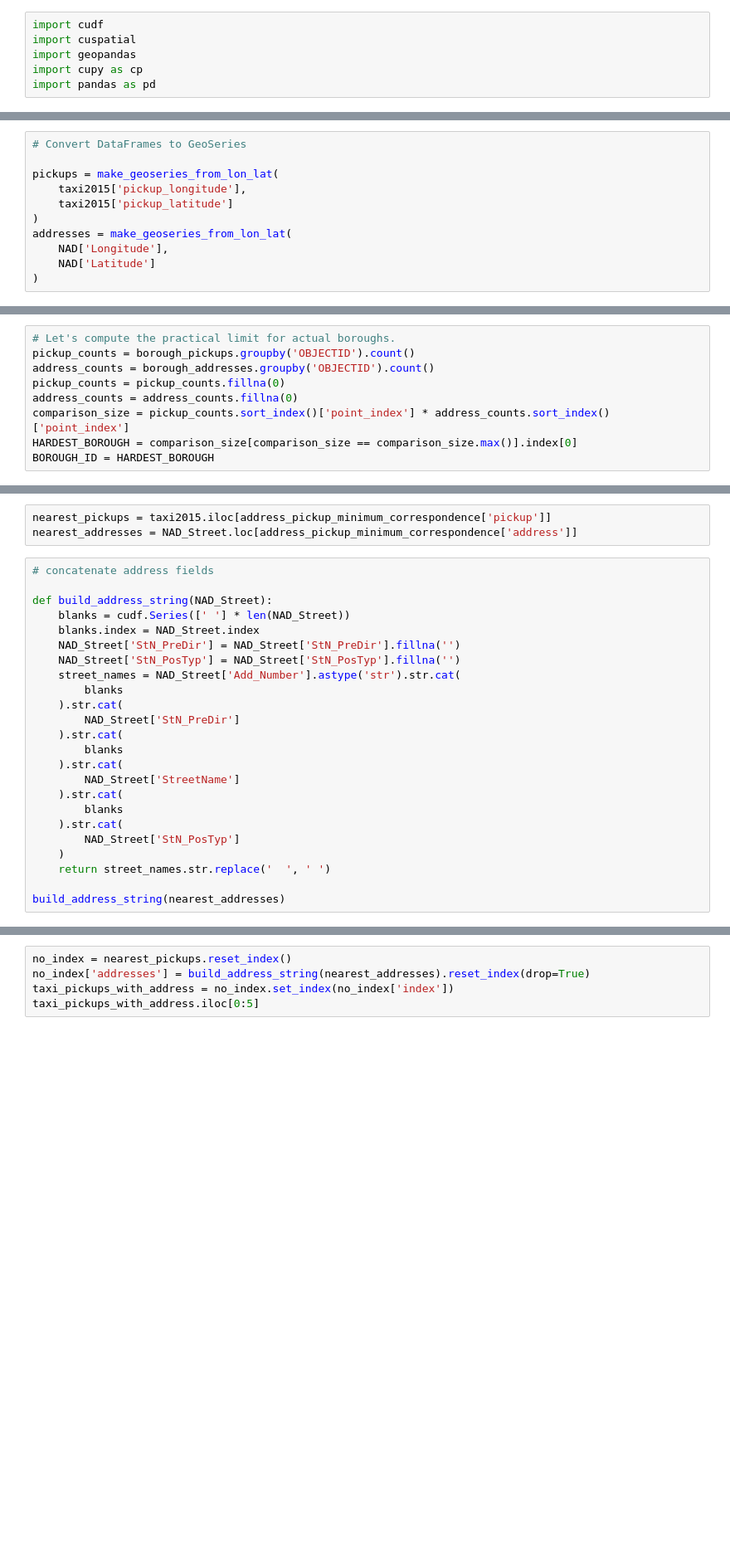
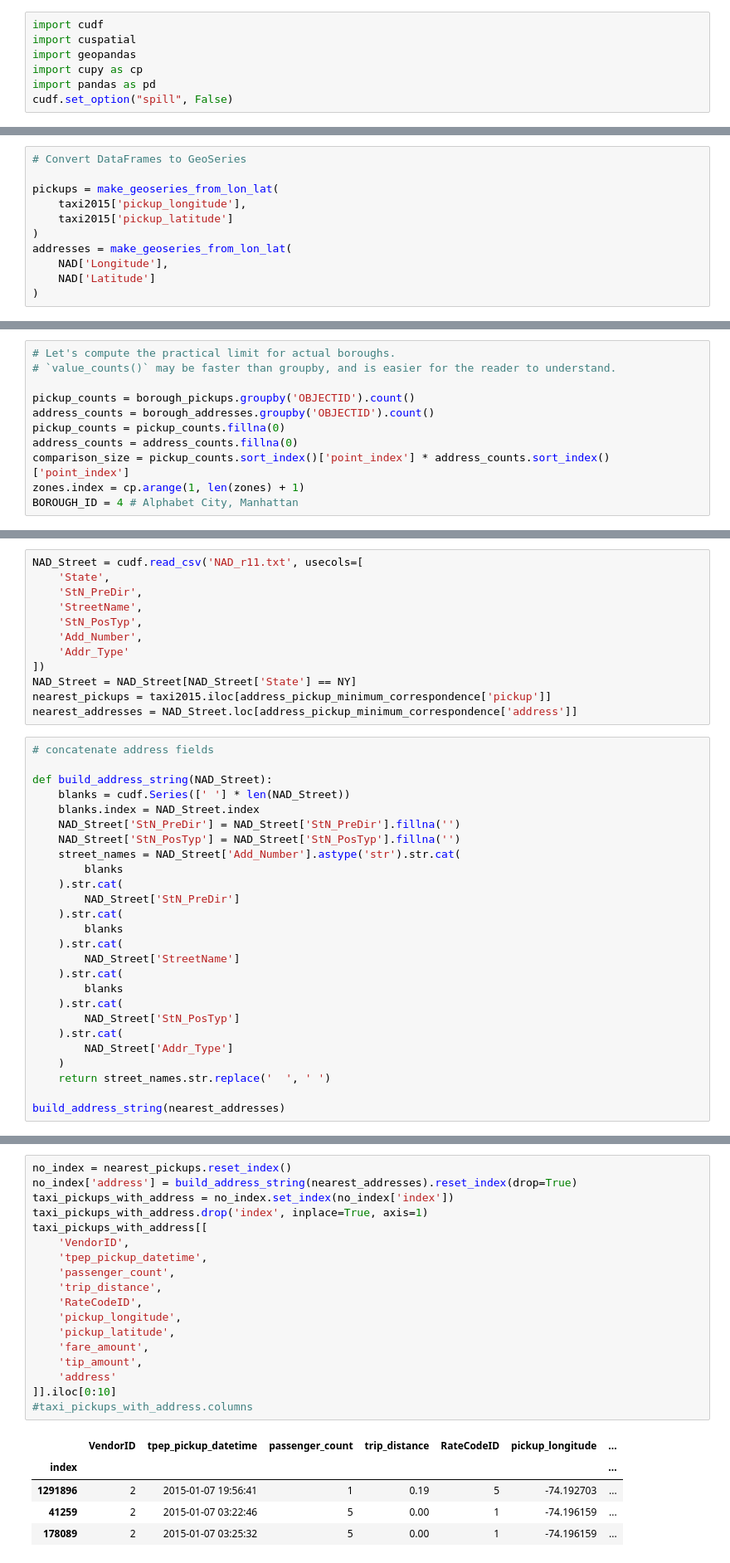
Before and after one commit to thomcom/gtc-2023, a Jupyter notebook: GTC 2023.ipynb, the cells around one changed output, grey strips where cells are left out. Shown: that part at 83% size. Cells and saved outputs as stored; diff of their text form; blank space fills up the shorter version.

```diff
--- a/GTC 2023.ipynb
+++ b/GTC 2023.ipynb
@@ -18,4 +16,5 @@ import cuspatial
 import geopandas
 import cupy as cp
 import pandas as pd
+cudf.set_option("spill", False)
 # %%
@@ -140,9 +95,11 @@ borough_addresses
 # %%
 # Let's compute the practical limit for actual boroughs.
+# `value_counts()` may be faster than groupby, and is easier for the reader to understand.
+
 pickup_counts = borough_pickups.groupby('OBJECTID').count()
 address_counts = borough_addresses.groupby('OBJECTID').count()
 pickup_counts = pickup_counts.fillna(0)
 address_counts = address_counts.fillna(0)
 comparison_size = pickup_counts.sort_index()['point_index'] * address_counts.sort_index()['point_index']
-HARDEST_BOROUGH = comparison_size[comparison_size == comparison_size.max()].index[0]
-BOROUGH_ID = HARDEST_BOROUGH
+zones.index = cp.arange(1, len(zones) + 1)
+BOROUGH_ID = 4 # Alphabet City, Manhattan
@@ -205,4 +170,13 @@ address_pickup_minimum_correspondence
 # %%
+NAD_Street = cudf.read_csv('NAD_r11.txt', usecols=[
+    'State',
+    'StN_PreDir',
+    'StreetName',
+    'StN_PosTyp',
+    'Add_Number',
+    'Addr_Type'
+])
+NAD_Street = NAD_Street[NAD_Street['State'] == NY]
 nearest_pickups = taxi2015.iloc[address_pickup_minimum_correspondence['pickup']]
 nearest_addresses = NAD_Street.loc[address_pickup_minimum_correspondence['address']]
 # %%
@@ -225,6 +199,8 @@ def build_address_string(NAD_Street):
         blanks
     ).str.cat(
         NAD_Street['StN_PosTyp']
+    ).str.cat(
+        NAD_Street['Addr_Type']
     )
     return street_names.str.replace('  ', ' ')
 
@@ -232,5 +213,24 @@ build_address_string(nearest_addresses)
 # %%
 no_index = nearest_pickups.reset_index()
-no_index['addresses'] = build_address_string(nearest_addresses).reset_index(drop=True)
+no_index['address'] = build_address_string(nearest_addresses).reset_index(drop=True)
 taxi_pickups_with_address = no_index.set_index(no_index['index'])
-taxi_pickups_with_address.iloc[0:5]
+taxi_pickups_with_address.drop('index', inplace=True, axis=1)
+taxi_pickups_with_address[[
+    'VendorID',
+    'tpep_pickup_datetime',
+    'passenger_count',
+    'trip_distance',
+    'RateCodeID',
+    'pickup_longitude',
+    'pickup_latitude',
+    'fare_amount',
+    'tip_amount',
+    'address'
+]].iloc[0:10]
+#taxi_pickups_with_address.columns
+# %% [output]
+|  | VendorID | tpep_pickup_datetime | passenger_count | trip_distance | RateCodeID | pickup_longitude | ... |
+| index |  |  |  |  |  |  | ... |
+| 1291896 | 2 | 2015-01-07 19:56:41 | 1 | 0.19 | 5 | -74.192703 | ... |
+| 41259 | 2 | 2015-01-07 03:22:46 | 5 | 0.00 | 1 | -74.196159 | ... |
+| 178089 | 2 | 2015-01-07 03:25:32 | 5 | 0.00 | 1 | -74.196159 | ... |
```
Also changed, not shown: parts of 17 cells of this notebook, 1 other file.
